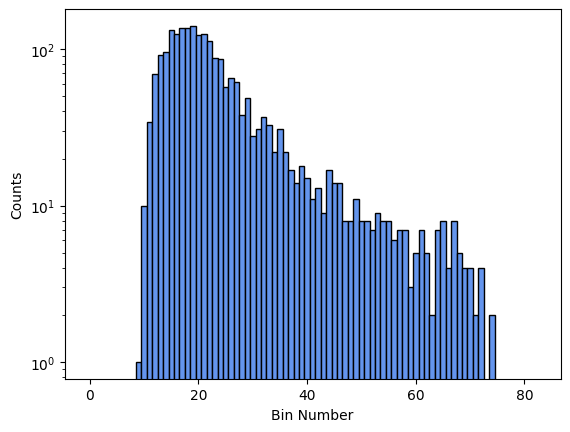
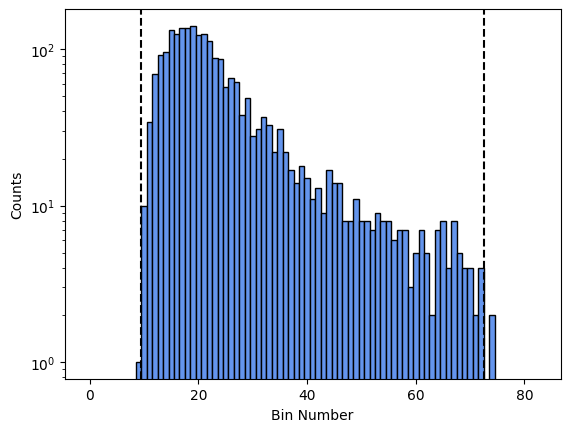
The notebook cell's code change between the first figure and the second:
--- before
+++ after
@@ -1,3 +1,5 @@
 plt.bar(bin_numbers, time_bin_diagonal, width=1, color='cornflowerblue', edgecolor='k')
+plt.axvline(x=start_bin-0.5, color='k', linestyle='--')
+plt.axvline(x=start_bin+frame_size-0.5, color='k', linestyle='--')
 plt.xlabel('Bin Number')
 plt.ylabel('Counts')

Commit: Add updated figure notebooks